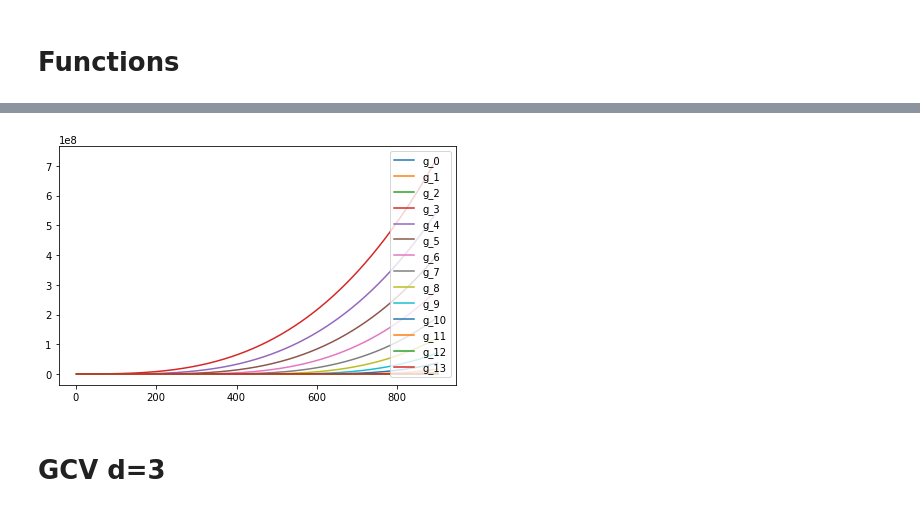
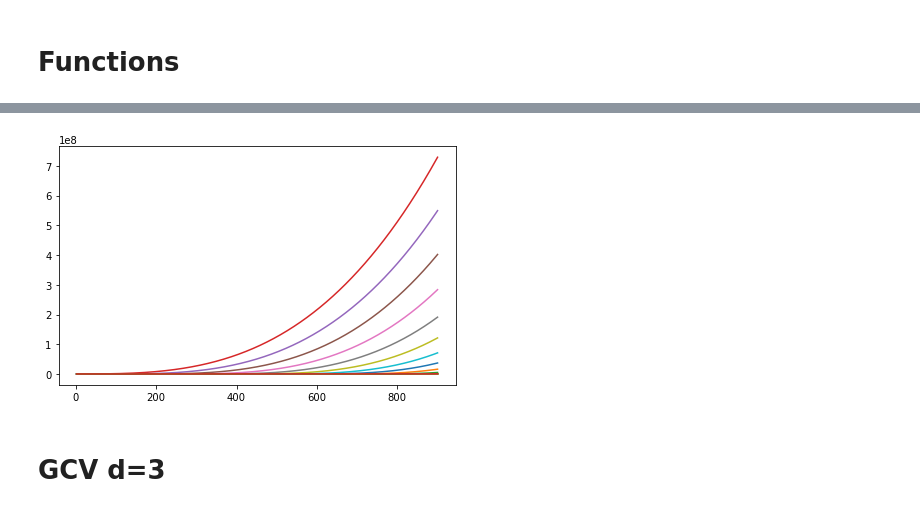
Before and after one commit to FilMastro/SL-homework1, a Jupyter notebook: hw1.ipynb, the cells around one changed output, grey strips where cells are left out. Saved outputs shown, nothing was run; the diff lists cells and outputs as text; code cells hidden in the pictures.

```diff
--- a/hw1.ipynb
+++ b/hw1.ipynb
@@ -70,15 +70,15 @@ G_prova
 # %%
 #Plot the loss function
 fig=plt.plot(figsize=(25,20))
 
 for i in range(0,14):
     plt.plot(data['x'],G_prova[i])#,label =("g_{}").format(i))
 
-plt.legend()
+#plt.legend()
 plt.tight_layout()
 plt.show()
 # %% [output]
-[figure, old version]
+[figure, new version]
 # %%
 def pre_processing(x,d,q):
     mat=power_func(x,d,q)
```
